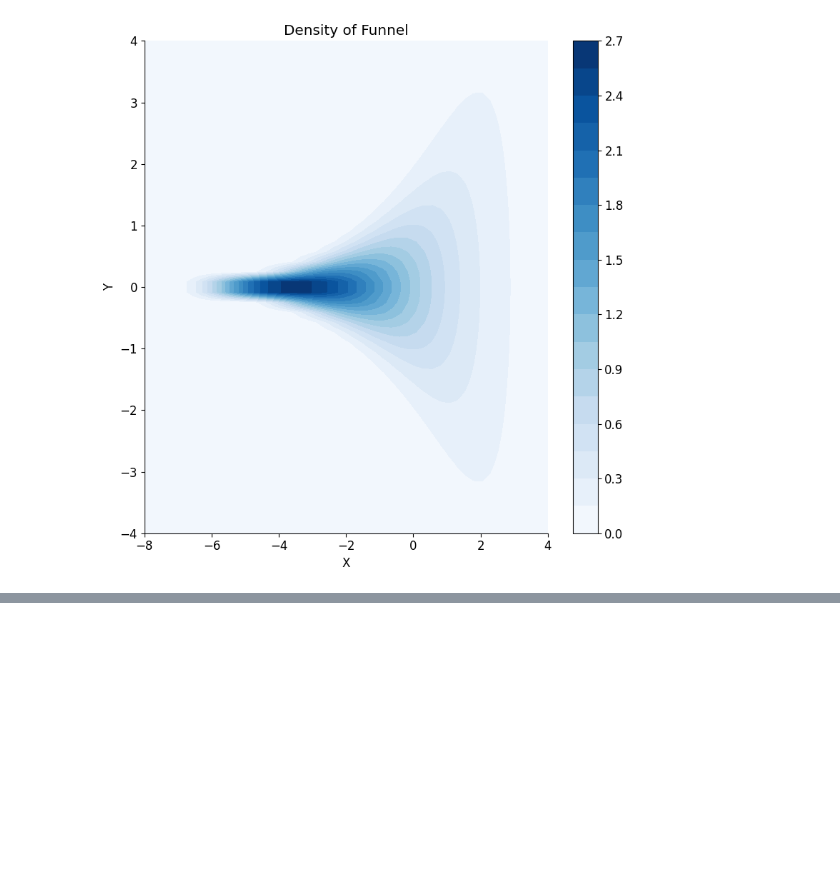
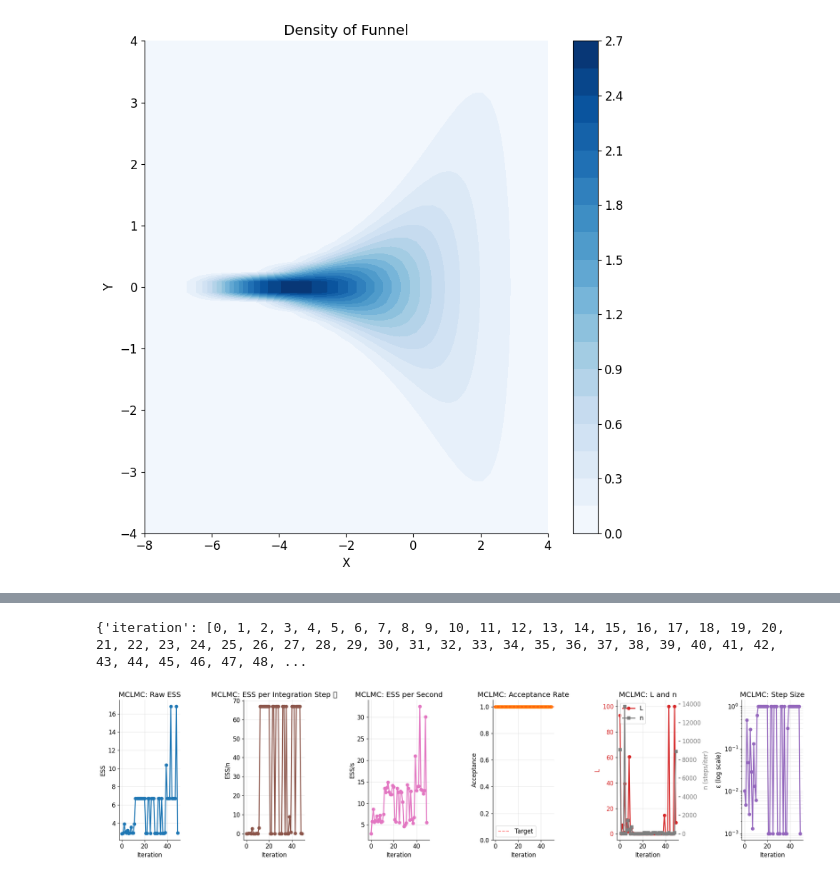
Before and after one commit to 1saacRankin/microcanonical-hmc, a Jupyter notebook: Nov19.ipynb, the cells around one changed output, grey strips where cells are left out. Saved outputs shown, nothing was run; the diff lists cells and outputs as text; code cells hidden in the pictures; blank space fills up the shorter version.

```diff
--- a/Nov19.ipynb
+++ b/Nov19.ipynb
@@ -474 +569,25 @@ array([<Axes: title={'center': 'x0\n0'}>,
+# %%
+# Objective function: ESS - c (acceptance_rate - target_acceptance)^2
+# Or: ESS/trajectory_steps - c (acceptance_rate - target_acceptance)^2
+
+def objective_function(
+    ess,
+    acceptance_rate,
+    target_acceptance,
+    lambda_penalty,
+
+    integration_steps_per_iter = None,
+    normalize_by_cost = False):
+
+
+
+    if normalize_by_cost and integration_steps_per_iter is not None:
+        # ESS per integration step (fair comparison across different L, ε)
+        ess_normalized = ess / integration_steps_per_iter
+    else:
+        # Raw ESS (for NUTS where L is adaptive)
+        ess_normalized = ess
+
+
+    return ess_normalized - lambda_penalty * (acceptance_rate - target_acceptance)**2
 # %%
@@ -627,0 +923,18 @@ def run_bayesopt_tuning(
+# %%
+logdensity = make_funnel_logdensity(dim = 2)
+chain_length = 1000
+initial_position = jnp.array([0.0, 0.0])
+key = jax.random.PRNGKey(0)
+L = 10
+step_size = 0.1
+
+opt_mclmc_results_test = run_bayesopt_tuning(
+    logdensity_fn = logdensity,
+    initial_position = initial_position,
+    fixed_key = key,
+    algorithm_name = 'MCLMC', # NUTS/MCLMC/MAMS
+    num_iterations = 25,
+    chain_length = 100,
+    target_acceptance = 1,
+    lambda_penalty = 100,
+)
@@ -627,0 +990,4 @@ def run_bayesopt_tuning(
+# %%
+print(opt_mclmc_results_test)
+# %% [output]
+{'iteration': [0, 1, 2, 3, 4, 5, 6, 7, 8, 9, 10, 11, 12, 13, 14, 15, 16, 17, 18, 19, 20, 21, 22, 23, 24, 25, 26, 27, 28, 29, 30, 31, 32, 33, 34, 35, 36, 37, 38, 39, 40, 41, 42, 43, 44, 45, 46, 47, 48, ...
@@ -627,0 +1095,4 @@ def run_bayesopt_tuning(
+# %%
+plot_bayesopt_progress(opt_mclmc_results_test, algorithm_name="MCLMC")
+# %% [output]
+[figure, added]
```
Also changed, not shown: parts of 20 cells of this notebook, 12 other files.
